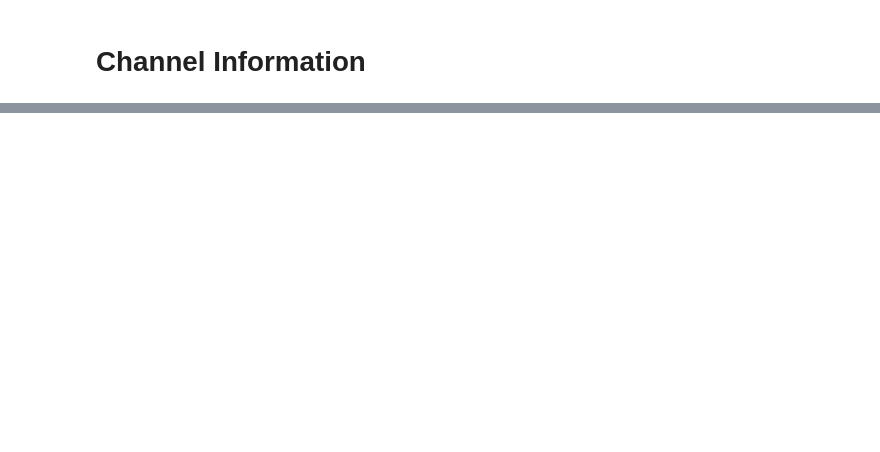
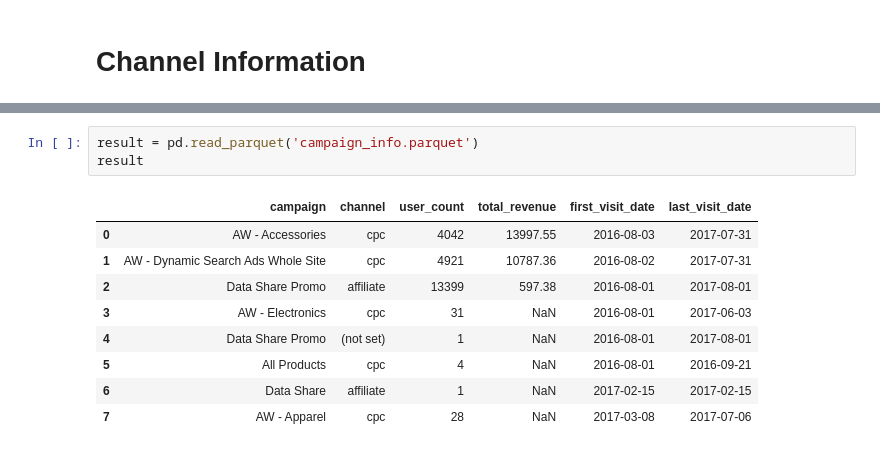
Before and after one commit to abnerthen/DSA3101-E-commerce, a Jupyter notebook: Subgroup_A/Q3/Part_2/q3ii.ipynb, the cells around one changed output, grey strips where cells are left out. Saved outputs shown, nothing was run; the diff lists cells and outputs as text; blank space fills up the shorter version.

```diff
--- a/Subgroup_A/Q3/Part_2/q3ii.ipynb
+++ b/Subgroup_A/Q3/Part_2/q3ii.ipynb
@@ -299,0 +196,13 @@ BigQuery Storage module not found, fetch data with the REST endpoint instead.
+# %%
+result = pd.read_parquet('campaign_info.parquet')
+result
+# %% [output]
+|  | campaign | channel | user_count | total_revenue | first_visit_date | last_visit_date |
+| 0 | AW - Accessories | cpc | 4042 | 13997.55 | 2016-08-03 | 2017-07-31 |
+| 1 | AW - Dynamic Search Ads Whole Site | cpc | 4921 | 10787.36 | 2016-08-02 | 2017-07-31 |
+| 2 | Data Share Promo | affiliate | 13399 | 597.38 | 2016-08-01 | 2017-08-01 |
+| 3 | AW - Electronics | cpc | 31 | NaN | 2016-08-01 | 2017-06-03 |
+| 4 | Data Share Promo | (not set) | 1 | NaN | 2016-08-01 | 2017-08-01 |
+| 5 | All Products | cpc | 4 | NaN | 2016-08-01 | 2016-09-21 |
+| 6 | Data Share | affiliate | 1 | NaN | 2017-02-15 | 2017-02-15 |
+| 7 | AW - Apparel | cpc | 28 | NaN | 2017-03-08 | 2017-07-06 |
```
Also changed, not shown: parts of 7 cells of this notebook, 1 other file.
